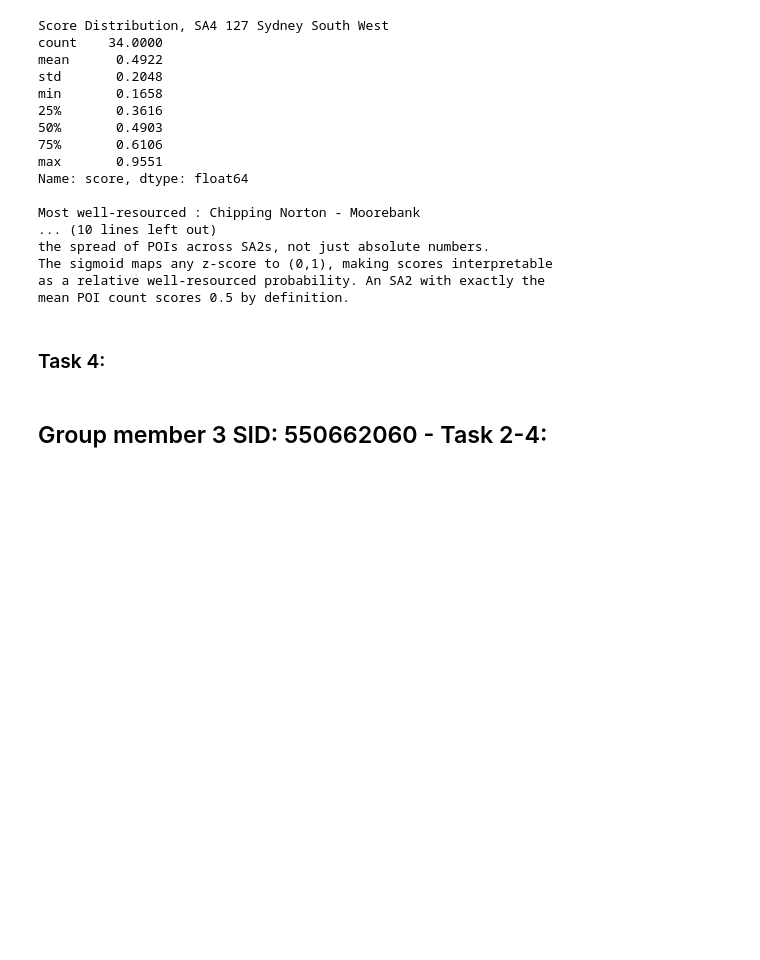
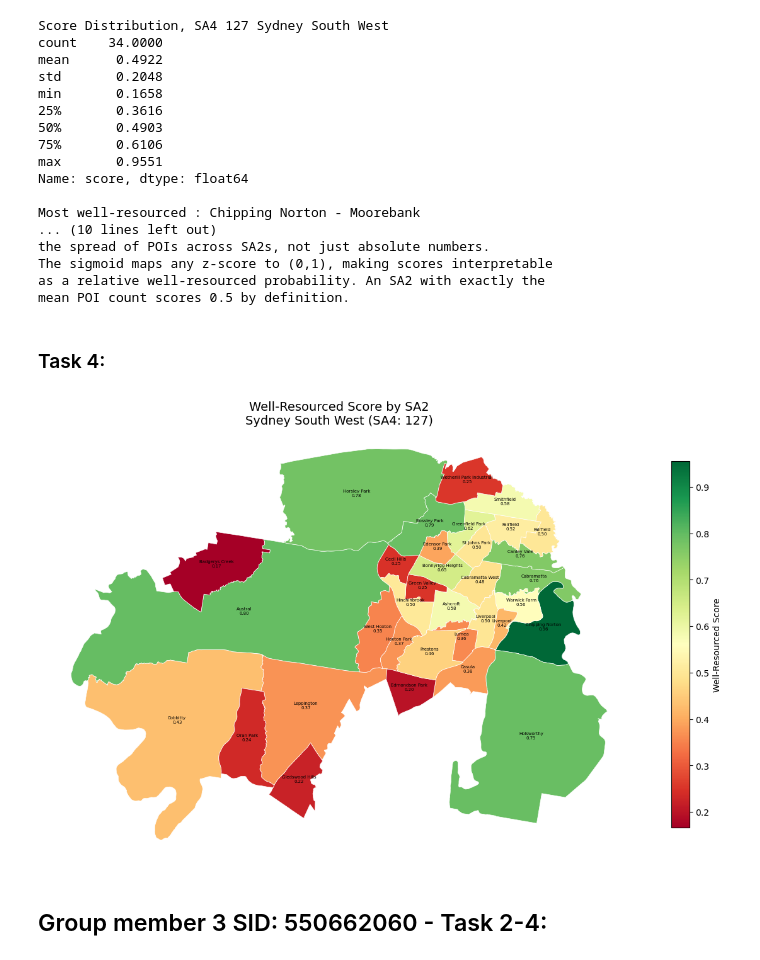
Before and after one commit to Rven66/DATA2001-Assignment_1, a Jupyter notebook: DATA2001-Assignment_1.ipynb, the cells around one changed output. Saved outputs shown, nothing was run; the diff lists cells and outputs as text; code cells hidden in the pictures; blank space fills up the shorter version.

```diff
--- a/DATA2001-Assignment_1.ipynb
+++ b/DATA2001-Assignment_1.ipynb
@@ -1807,6 +1808,49 @@ as a relative well-resourced probability. An SA2 with exactly the
 mean POI count scores 0.5 by definition.
 # %% [markdown]
 ### Task 4:
+# %%
+#Map Overlay Visualisation, SA2 Scores on a Map
+
+#Merge scores back onto the SA2 geometry
+map_data = sa2_join_area2.merge(
+    poi_counts2[["sa2_code", "sa2_name", "poi_count", "score"]],
+    left_on=["SA2_CODE21", "SA2_NAME21"],
+    right_on=["sa2_code", "sa2_name"],
+    how="left"
+)
+fig, ax = plt.subplots(figsize=(12, 10))
+
+#Plot the choropleth, colour each SA2 polygon by its score
+map_data.plot(
+    column = "score",
+    cmap = "RdYlGn", #red=low, green=high
+    linewidth = 0.5,
+    edgecolor = "white",
+    legend = True,
+    legend_kwds= {"label": "Well-Resourced Score", "shrink": 0.6},
+    ax = ax,
+    missing_kwds={"color": "lightgrey", "label": "No data"}
+)
+
+#Label each SA2 with its name and score
+for _, row in map_data.iterrows():
+    if pd.notna(row["score"]):
+        centroid = row.geometry.centroid
+        ax.annotate(
+            f"{row['sa2_name'].split(' - ')[0]}\n{row['score']:.2f}",
+            xy = (centroid.x, centroid.y),
+            fontsize = 5,
+            ha = "center",
+            color = "black"
+        )
+
+ax.set_title("Well-Resourced Score by SA2\nSydney South West (SA4: 127)", fontsize=14)
+ax.set_axis_off()
+plt.tight_layout()
+plt.savefig("task4_map_127.png", dpi=200, bbox_inches="tight")
+plt.show()
+# %% [output]
+[figure, added]
 # %% [markdown]
 ##  Group member 3 SID: 550662060 - Task 2-4:
 # %% [markdown]
```
Also changed, not shown: parts of 2 cells of this notebook.
